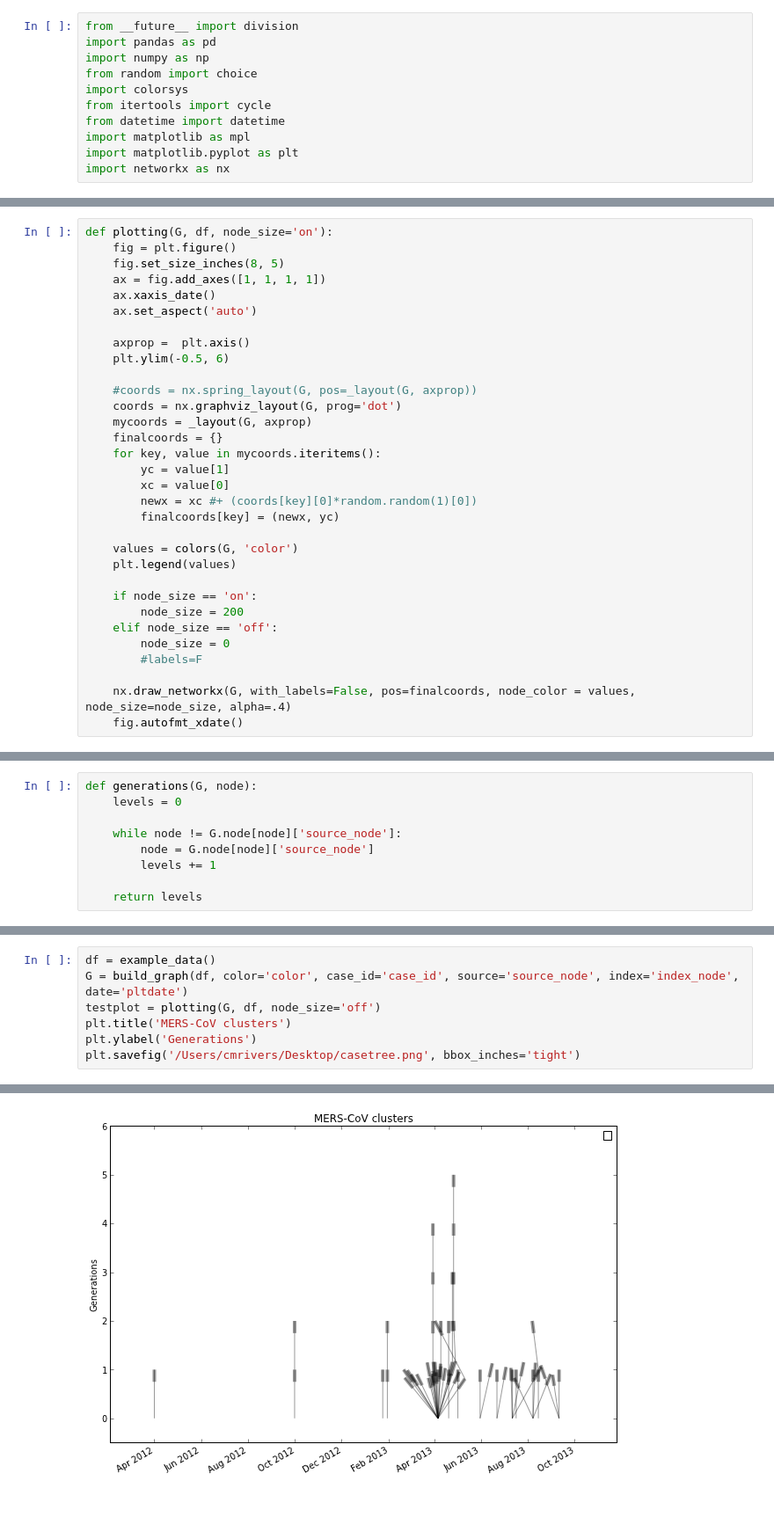
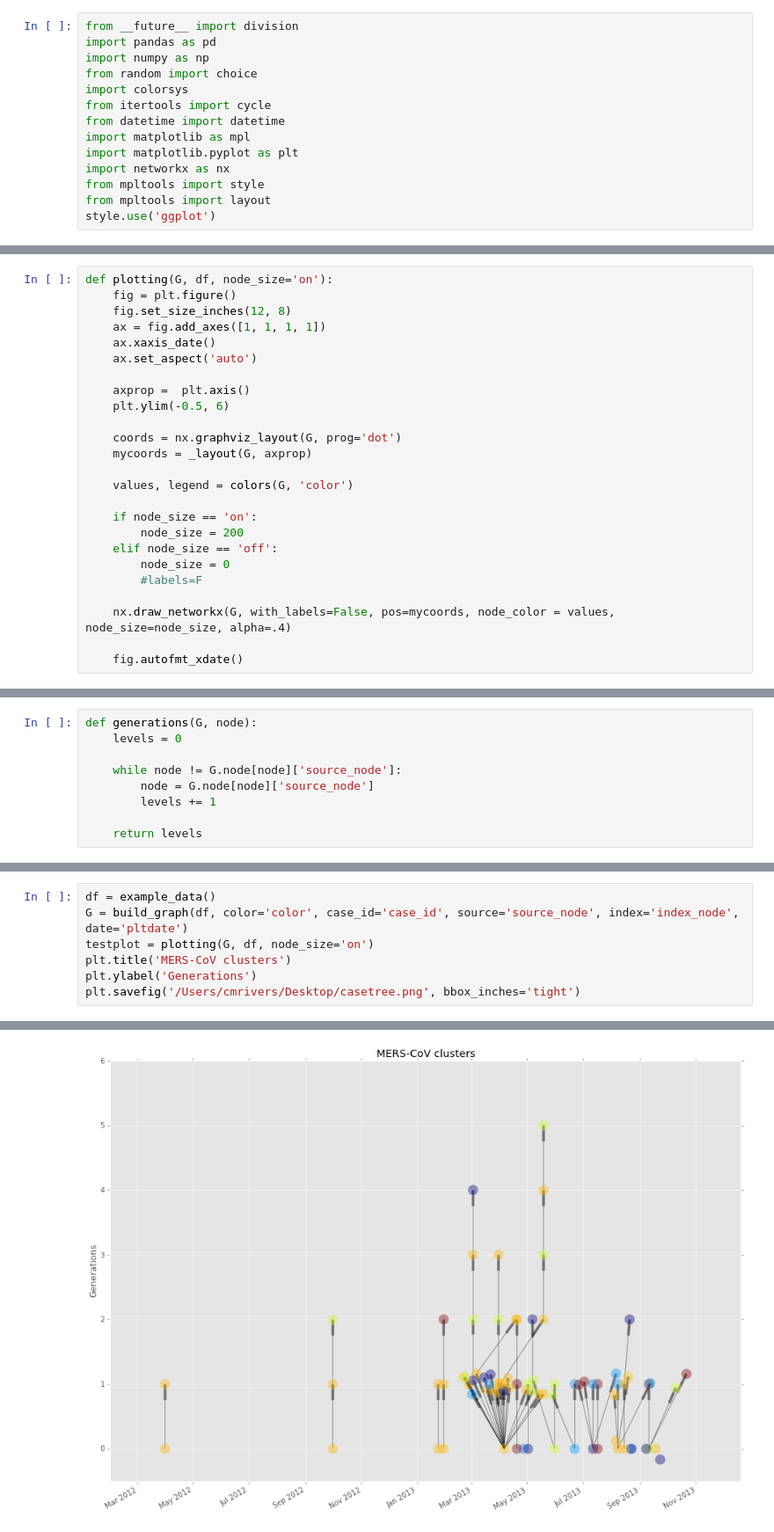
Before and after one commit to cmrivers/epipy, a Jupyter notebook: case_tree.ipynb, the cells around one changed output, grey strips where cells are left out. Shown: that part at 88% size. Cells and saved outputs as stored; diff of their text form; blank space fills up the shorter version.

```diff
--- a/case_tree.ipynb
+++ b/case_tree.ipynb
@@ -9,6 +9,9 @@ from datetime import datetime
 import matplotlib as mpl
 import matplotlib.pyplot as plt
 import networkx as nx
+from mpltools import style
+from mpltools import layout
+style.use('ggplot')
 # %% [markdown]
 Create example data. For a realistic line listing, see mers_data.csv in the repo.
 # %%
@@ -37,7 +40,7 @@ def build_graph(df, case_id, color, index, source, date):
 # %%
 def plotting(G, df, node_size='on'):
     fig = plt.figure()
-    fig.set_size_inches(8, 5)
+    fig.set_size_inches(12, 8)
     ax = fig.add_axes([1, 1, 1, 1])
     ax.xaxis_date()
     ax.set_aspect('auto')
@@ -45,18 +48,10 @@ def plotting(G, df, node_size='on'):
     axprop =  plt.axis()
     plt.ylim(-0.5, 6)
 
-    #coords = nx.spring_layout(G, pos=_layout(G, axprop))
     coords = nx.graphviz_layout(G, prog='dot')
     mycoords = _layout(G, axprop)
-    finalcoords = {}
-    for key, value in mycoords.iteritems():
-        yc = value[1]
-        xc = value[0]
-        newx = xc #+ (coords[key][0]*random.random(1)[0])
-        finalcoords[key] = (newx, yc)
 
-    values = colors(G, 'color')
-    plt.legend(values)
+    values, legend = colors(G, 'color')
 
     if node_size == 'on':
         node_size = 200
@@ -64,7 +59,8 @@ def plotting(G, df, node_size='on'):
         node_size = 0
         #labels=F
 
-    nx.draw_networkx(G, with_labels=False, pos=finalcoords, node_color = values, node_size=node_size, alpha=.4)
+    nx.draw_networkx(G, with_labels=False, pos=mycoords, node_color = values, node_size=node_size, alpha=.4)
+
     fig.autofmt_xdate()
 # %%
 def colors(G, color):
@@ -136,16 +135,16 @@ def _layout(G, axprop):
 # %%
 df = example_data()
 G = build_graph(df, color='color', case_id='case_id', source='source_node', index='index_node', date='pltdate')
-testplot = plotting(G, df, node_size='off')
+testplot = plotting(G, df, node_size='on')
 plt.title('MERS-CoV clusters')
 plt.ylabel('Generations')
 plt.savefig('/Users/cmrivers/Desktop/casetree.png', bbox_inches='tight')
 # %% [output]
 Warning: Dead is not a known color.
 Warning: Mild is not a known color.
 Warning: Alive is not a known color.
 Warning: Critical is not a known color.
 Warning: Recovered is not a known color.
 Warning: Asymptomatic is not a known color.
 Warning: nan is not a known color.
-[figure, old version]
+[figure, new version]
```
Also changed, not shown: parts of 2 cells of this notebook, 3 other files.
